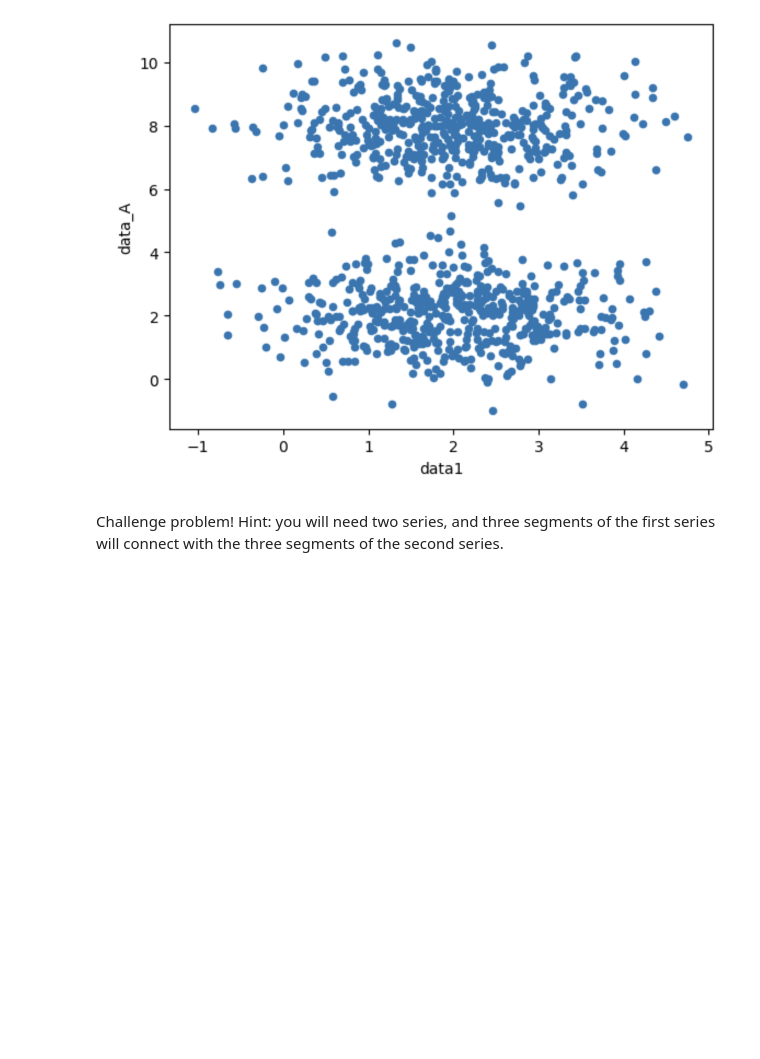
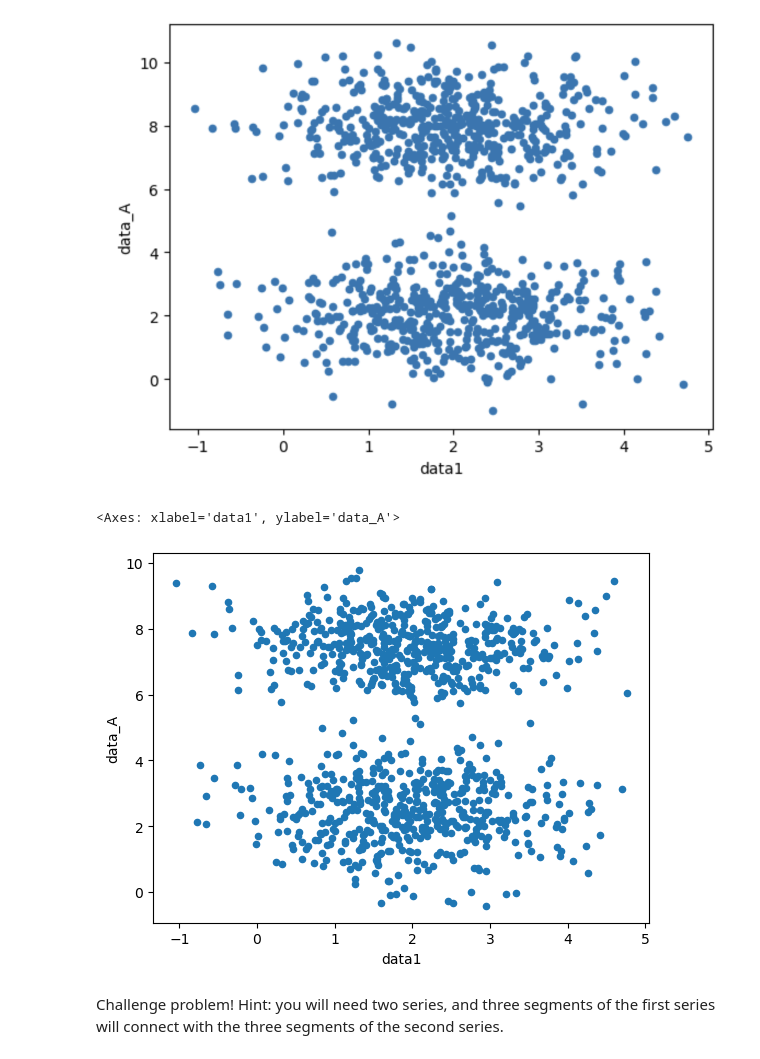
Before and after one commit to chenmichael2/MOD-B-O2, a Jupyter notebook: OMDS-ModB2-Week5-Chen-Michael.ipynb, the cells around one changed output. Drawn from its saved outputs; the diff is of its cells as text; code cells hidden in the pictures; blank space fills up the shorter version.

```diff
--- a/OMDS-ModB2-Week5-Chen-Michael.ipynb
+++ b/OMDS-ModB2-Week5-Chen-Michael.ipynb
@@ -157,6 +158,15 @@ from IPython.display import Image
 Image("twoclouds.png")
 # %% [output]
 [figure]
+# %%
+dataA_low = np.random.normal(loc=2.5, scale=1, size=num_points//2)
+dataA_high = np.random.normal(loc=7.5, scale=0.8, size=num_points//2)
+data_A = np.concatenate([dataA_low, dataA_high])
+df_twonorm = pd.DataFrame({"data1":data1,"data_A":data_A})
+df_twonorm.plot.scatter(x = "data1", y = "data_A")
+# %% [output]
+<Axes: xlabel='data1', ylabel='data_A'>
+[figure, added]
 # %% [markdown]
 Challenge problem!  Hint: you will need two series, and three segments of the first series will connect with the three segments of the second series.
 # %%
```
Also changed, not shown: parts of 4 cells of this notebook.
